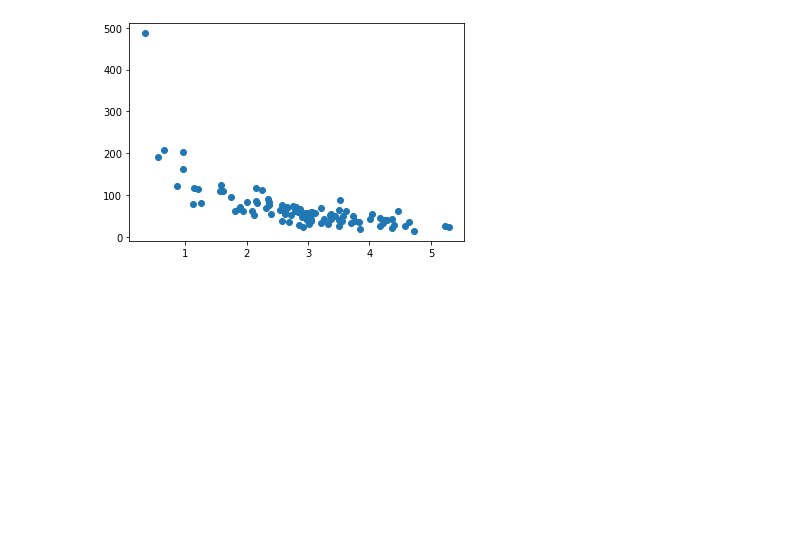
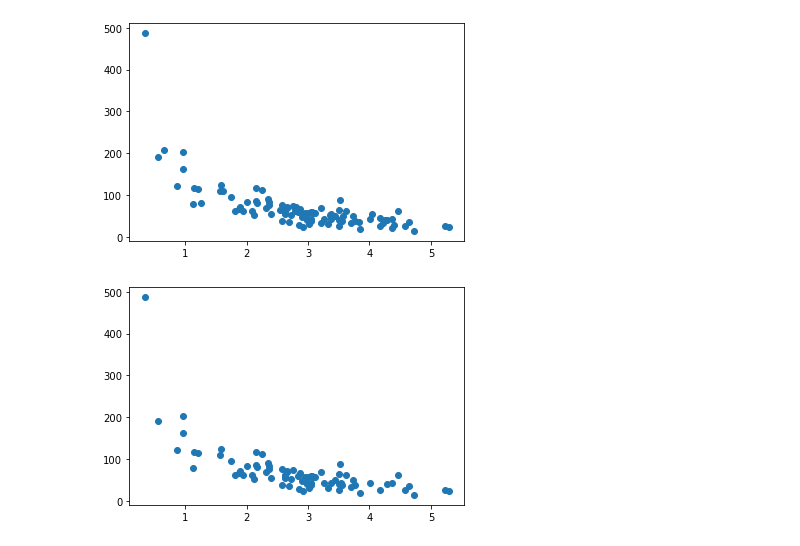
Before and after one commit to pradhan-asish/Machine_Learning, a Jupyter notebook: Baisc_Concepts.ipynb, the cells around one changed output. Cells and saved outputs as stored; diff of their text form; code cells hidden in the pictures; blank space fills up the shorter version.

Commit message:
Train daatset plotted

```diff
--- a/Baisc_Concepts.ipynb
+++ b/Baisc_Concepts.ipynb
@@ -581,3 +581,8 @@ train_y = y[:80]
 
 test_x = x[80:]
 test_y = y[80:]
+# %%
+plt.scatter(train_x, train_y)
+plt.show()
+# %% [output]
+[figure, added]
```
